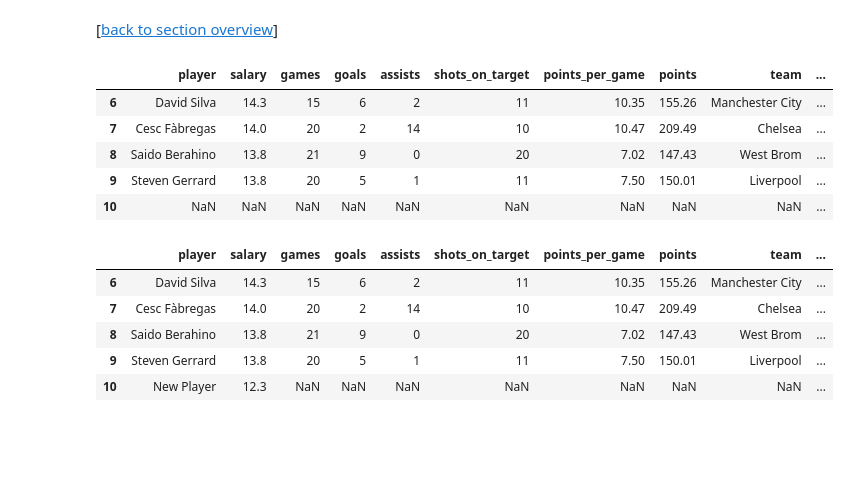
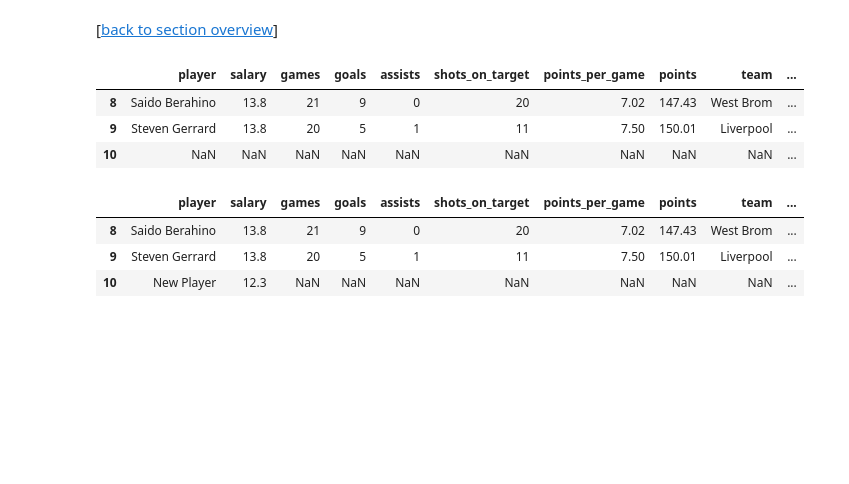
Before and after one commit to rasbt/python_reference, a Jupyter notebook: tutorials/things_in_pandas.ipynb, the cells around one changed output. Cells and saved outputs as stored; diff of their text form; code cells hidden in the pictures; blank space fills up the shorter version.

```diff
--- a/tutorials/things_in_pandas.ipynb
+++ b/tutorials/things_in_pandas.ipynb
@@ -227,18 +236,16 @@ df
 # %%
 # Adding an "empty" row to the DataFrame
 
 import numpy as np
 
 df = df.append(pd.Series(
                 [np.nan]*len(df.columns), # Fill cells with NaNs
                 index=df.columns),
                 ignore_index=True)
 
-df.tail()
+df.tail(3)
 # %% [output]
 |  | player | salary | games | goals | assists | shots_on_target | points_per_game | points | team | ... |
-| 6 | David Silva | 14.3 | 15 | 6 | 2 | 11 | 10.35 | 155.26 | Manchester City | ... |
-| 7 | Cesc Fàbregas | 14.0 | 20 | 2 | 14 | 10 | 10.47 | 209.49 | Chelsea | ... |
 | 8 | Saido Berahino | 13.8 | 21 | 9 | 0 | 20 | 7.02 | 147.43 | West Brom | ... |
 | 9 | Steven Gerrard | 13.8 | 20 | 5 | 1 | 11 | 7.50 | 150.01 | Liverpool | ... |
 | 10 | NaN | NaN | NaN | NaN | NaN | NaN | NaN | NaN | NaN | ... |
@@ -247,11 +254,9 @@ df.tail()
 
 df.loc[df.index[-1], 'player'] = 'New Player'
 df.loc[df.index[-1], 'salary'] = 12.3
-df.tail()
+df.tail(3)
 # %% [output]
 |  | player | salary | games | goals | assists | shots_on_target | points_per_game | points | team | ... |
-| 6 | David Silva | 14.3 | 15 | 6 | 2 | 11 | 10.35 | 155.26 | Manchester City | ... |
-| 7 | Cesc Fàbregas | 14.0 | 20 | 2 | 14 | 10 | 10.47 | 209.49 | Chelsea | ... |
 | 8 | Saido Berahino | 13.8 | 21 | 9 | 0 | 20 | 7.02 | 147.43 | West Brom | ... |
 | 9 | Steven Gerrard | 13.8 | 20 | 5 | 1 | 11 | 7.50 | 150.01 | Liverpool | ... |
 | 10 | New Player | 12.3 | NaN | NaN | NaN | NaN | NaN | NaN | NaN | ... |
```
Also changed, not shown: parts of 33 cells of this notebook.
